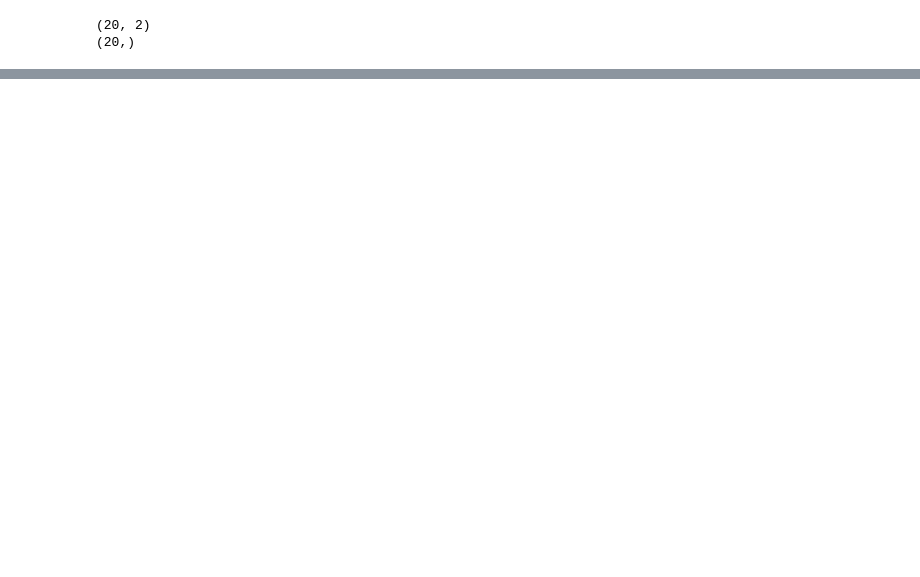
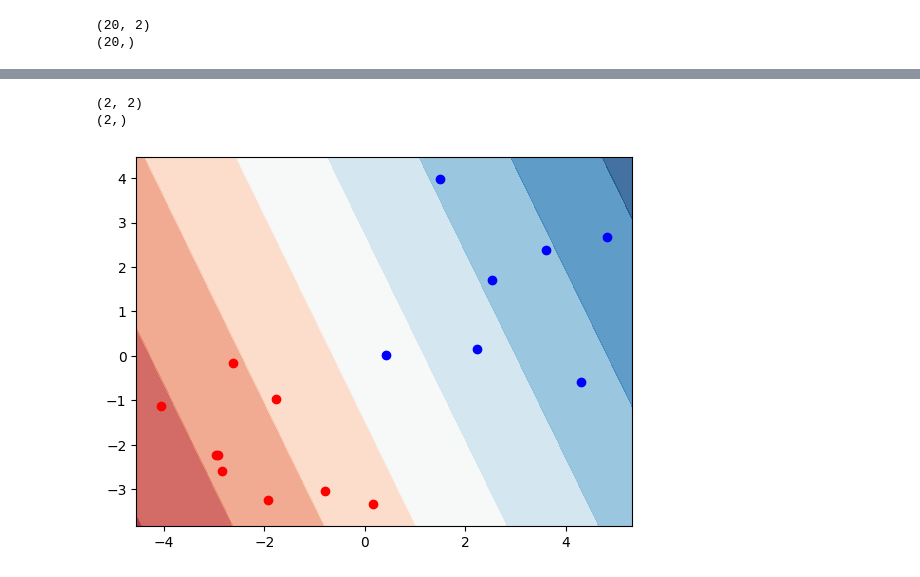
Before and after one commit to krisrjensen/csc730, a Jupyter notebook: assignment 4/Assignment_4.ipynb, the cells around one changed output, grey strips where cells are left out. Drawn from its saved outputs; the diff is of its cells as text; code cells hidden in the pictures; blank space fills up the shorter version.

```diff
--- a/assignment 4/Assignment_4.ipynb
+++ b/assignment 4/Assignment_4.ipynb
@@ -76,5 +94,25 @@ plt.legend()
 # %%
 # Part II - Find classifier using subset of labeled data (i.e. just X_L,y_L)
+classifier = SVC(kernel="linear", C=0.025, random_state=42)
+
+print(X_L.shape )
+print(y_L.shape)
+
+classifier.fit(X_L,y_L)
+
+ax = plt.subplot()
+cm = plt.cm.RdBu
+DecisionBoundaryDisplay.from_estimator(
+            classifier, X, cmap=cm, alpha=0.8, ax=ax, eps=0.5
+        )
+
+ax.plot(X[:9,0], X[:9,1], 'rs', marker='o')
+ax.plot(X[10:17,0], X[10:17,1], 'bs', marker='o')
+plt.show()
+# %% [output]
+(2, 2)
+(2,)
+[figure, added]
 # %%
 # Part III - Find classifier using semi-supervised wrapper method (i.e. X_L,y_L, and X_U)
 # %%
```
Also changed, not shown: parts of 4 cells of this notebook.
